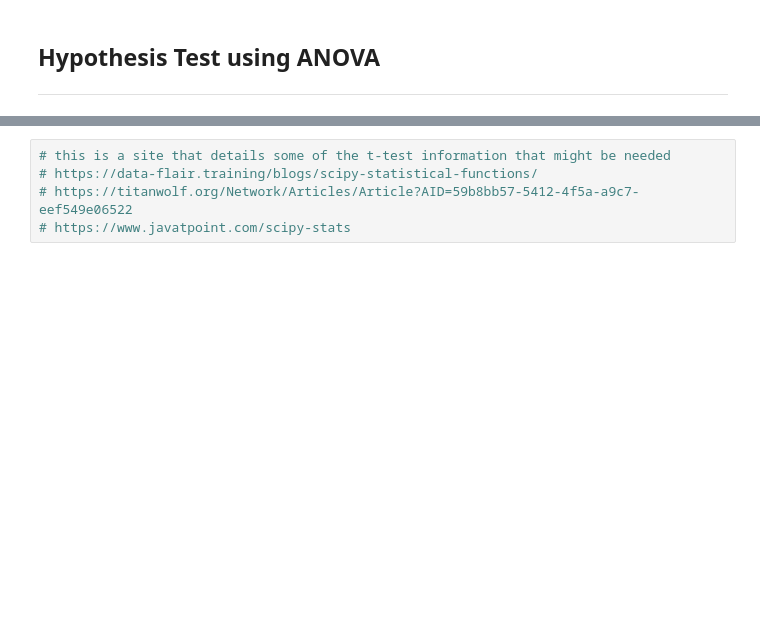
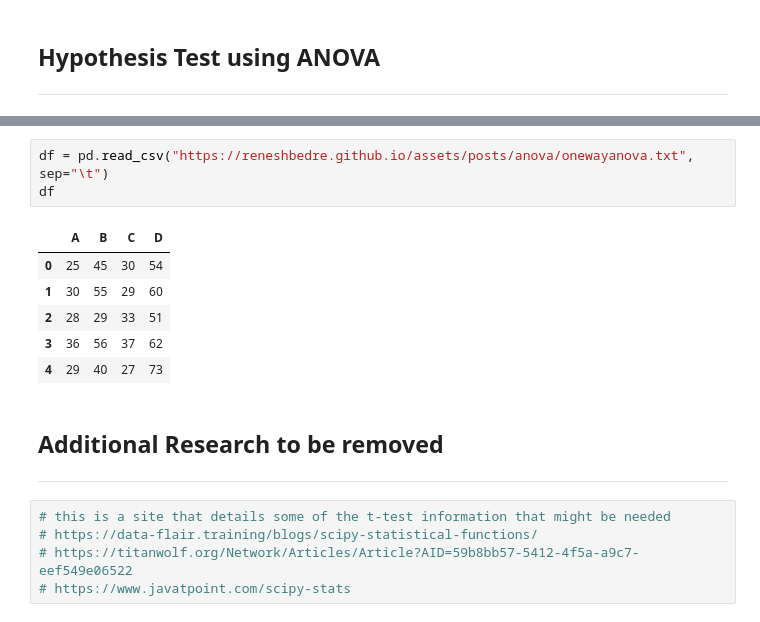
Before and after one commit to jonkavana/Machine-Learning-CA, a Jupyter notebook: scipy-stats.ipynb, the cells around one changed output, grey strips where cells are left out. Saved outputs shown, nothing was run; the diff lists cells and outputs as text; blank space fills up the shorter version.

Commit message:
UPdated and read data set as well as background information on ANOVA and underlying assumptions with references in place. Scikit-Learn bibliogrphy updated as well.

```diff
--- a/scipy-stats.ipynb
+++ b/scipy-stats.ipynb
@@ -175,3 +197,16 @@ plt.show()
+# %%
+df = pd.read_csv("https://reneshbedre.github.io/assets/posts/anova/onewayanova.txt", sep="\t")
+df
+# %% [output]
+|  | A | B | C | D |
+| 0 | 25 | 45 | 30 | 54 |
+| 1 | 30 | 55 | 29 | 60 |
+| 2 | 28 | 29 | 33 | 51 |
+| 3 | 36 | 56 | 37 | 62 |
+| 4 | 29 | 40 | 27 | 73 |
+# %% [markdown]
+## Additional Research to be removed
+***
 # %%
 # this is a site that details some of the t-test information that might be needed
 # https://data-flair.training/blogs/scipy-statistical-functions/
```
Also changed, not shown: parts of 5 cells of this notebook, 1 other file.
